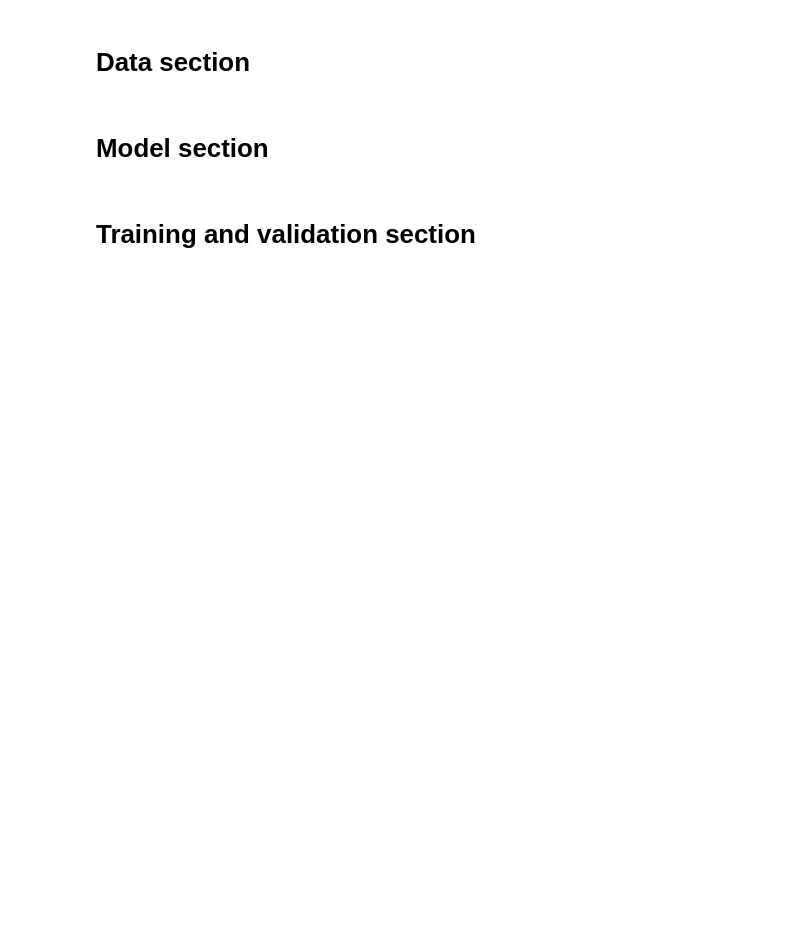
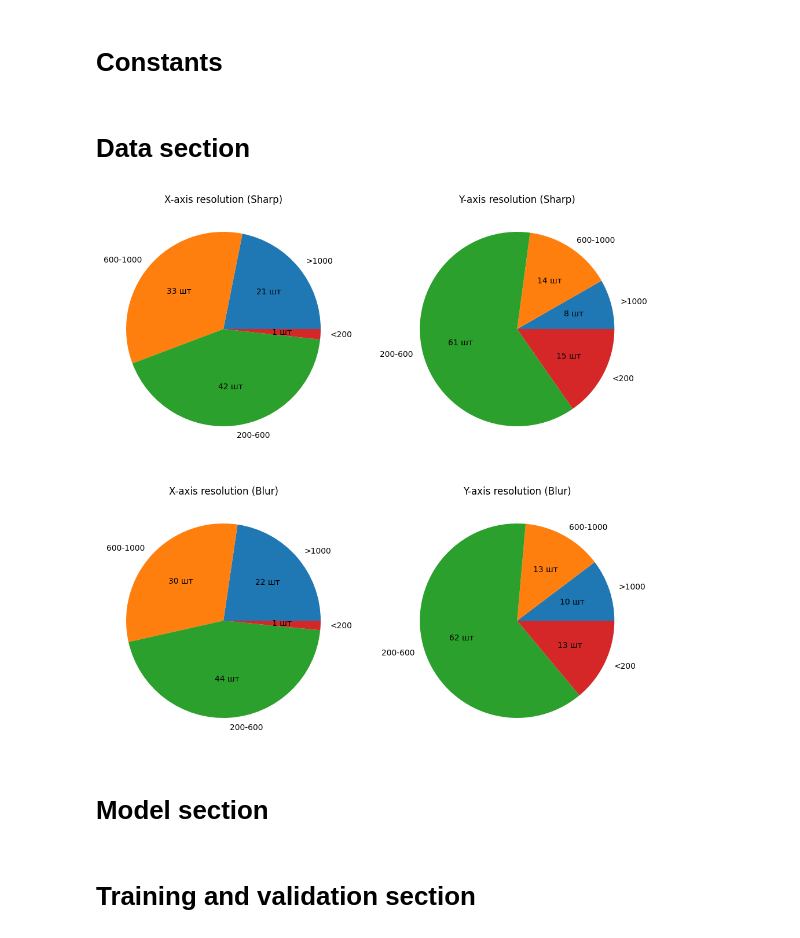
Before and after one commit to MRossa157/Blur-classifier-on-images, a Jupyter notebook: retraining model.ipynb, the cells around one changed output. Saved outputs shown, nothing was run; the diff lists cells and outputs as text; code cells hidden in the pictures; blank space fills up the shorter version.

Commit message:
Add analysis of dataset

```diff
--- a/retraining model.ipynb
+++ b/retraining model.ipynb
@@ -20,3 +23,5 @@ import matplotlib.pyplot as plt
 #Check our work directory
 import os
 import shutil
+# %% [markdown]
+# Constants
@@ -25,3 +37,72 @@ import shutil
+# %%
+#Analyzing resolutions of dataset
+
+resolutions_blur = []
+for filename in tqdm(os.listdir(blur_path)):
+    file_path = os.path.join(blur_path, filename)
+    im = Image.open(file_path)
+    width, size = im.size
+    resolutions_blur.append((width, size))
+
+resolutions_sharp = []
+for filename in tqdm(os.listdir(sharp_path)):
+    file_path = os.path.join(sharp_path, filename)
+    im = Image.open(file_path)
+    width, size = im.size
+    resolutions_sharp.append((width, size))
+
+resolutions_blur.sort()
+resolutions_sharp.sort()
+#print(resolutions)
+# %%
+def get_values(list):
+    values_0, values_1 = [0] * 4, [0] * 4
+    for i in list:
+        if i[0] > 1000:
+            values_0[0] += 1
+        elif i[0] <= 1000 and i[0] > 600:
+            values_0[1] += 1
+        elif i[0] <= 600 and i[0] > 200:
+            values_0[2] += 1
+        elif i[0] <= 200:
+            values_0[3] += 1
+
+        if i[1] > 1000:
+            values_1[0] += 1
+        elif i[1] <= 1000 and i[1] > 600:
+            values_1[1] += 1
+        elif i[1] <= 600 and i[1] > 200:
+            values_1[2] += 1
+        elif i[1] <= 200:
+            values_1[3] += 1
+
+    return values_0, values_1
+
+
+categories = ['>1000', '600-1000', '200-600', '<200']
+
+values_X_sharp, values_Y_sharp = get_values(resolutions_sharp)
+values_X_blur, values_Y_blur = get_values(resolutions_blur)
+
+
+fig, ((ax1, ax2), (ax3, ax4)) = plt.subplots(2, 2, figsize=(12, 12))
+
+ax1.pie(values_X_sharp, labels=categories, autopct='%d шт')
+ax1.set_title('X-axis resolution (Sharp)')
+
+ax2.pie(values_Y_sharp, labels=categories, autopct='%d шт')
+ax2.set_title('Y-axis resolution (Sharp)')
+
+ax3.pie(values_X_blur, labels=categories, autopct='%d шт')
+ax3.set_title('X-axis resolution (Blur)')
+
+ax4.pie(values_Y_blur, labels=categories, autopct='%d шт')
+ax4.set_title('Y-axis resolution (Blur)')
+
+
+plt.show()
+# %% [output]
+[figure, added]
 # %% [markdown]
 # Model section
 # %%
```
Also changed, not shown: parts of 3 cells of this notebook.
